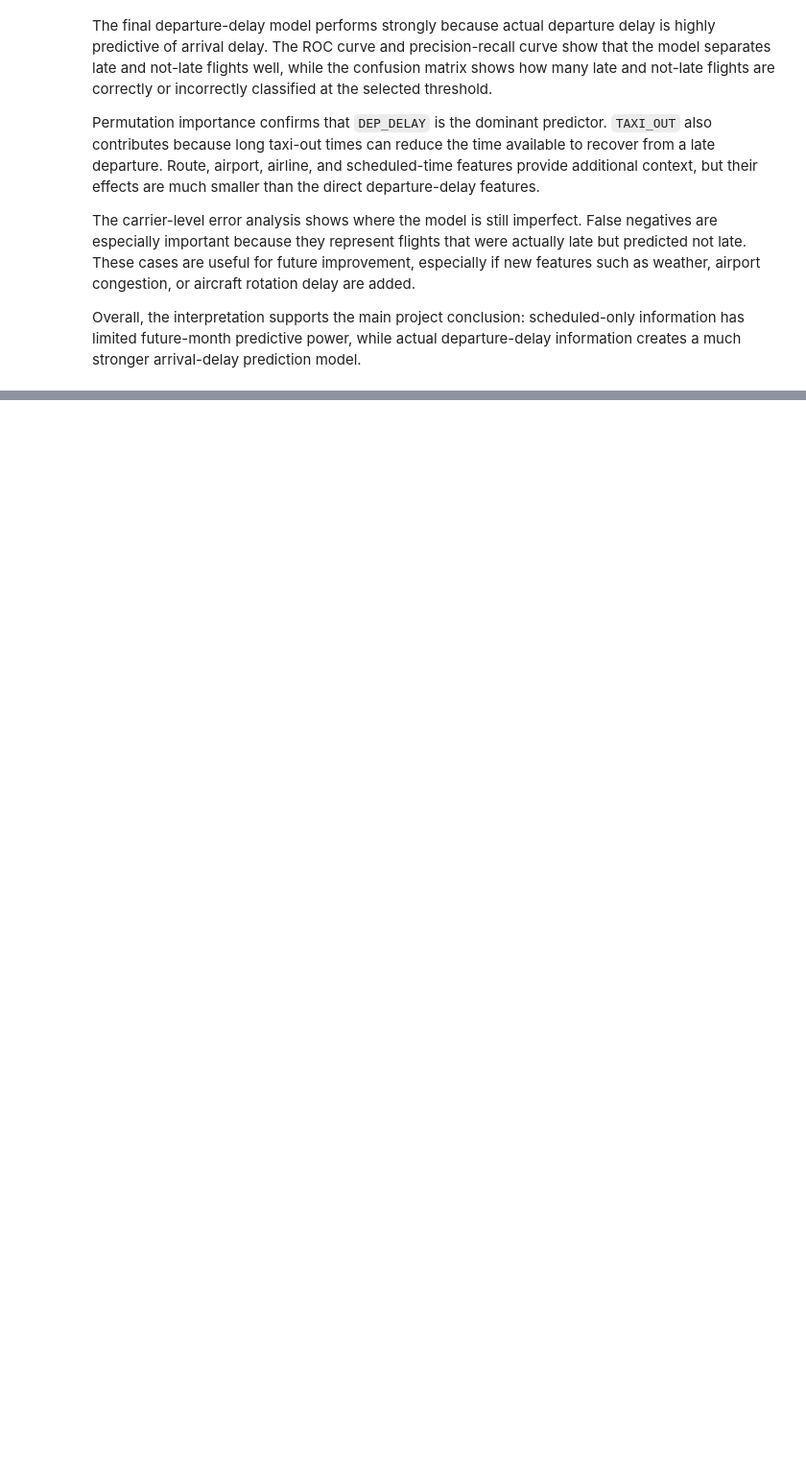
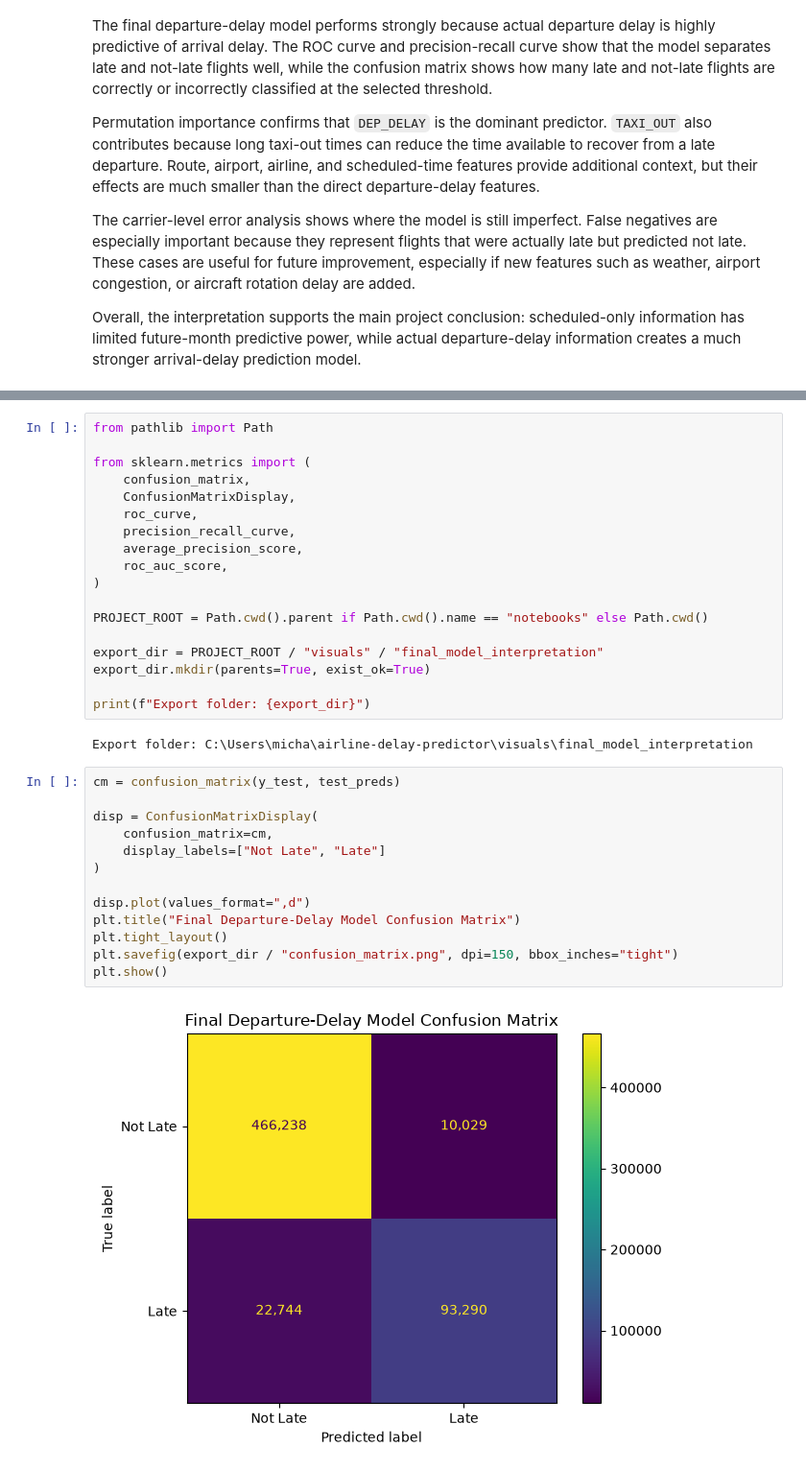
Before and after one commit to anav24/airline-delay-predictor, a Jupyter notebook: notebooks/08_model_interpretation.ipynb, the cells around one changed output, grey strips where cells are left out. Shown at 96% size. Saved outputs shown, nothing was run; the diff lists cells and outputs as text; blank space fills up the shorter version.

Commit message:
Clean final model interpretation notebook

```diff
--- a/notebooks/08_model_interpretation.ipynb
+++ b/notebooks/08_model_interpretation.ipynb
@@ -583,0 +588,35 @@ Overall, the interpretation supports the main project conclusion: scheduled-only
+# %%
+from pathlib import Path
+
+from sklearn.metrics import (
+    confusion_matrix,
+    ConfusionMatrixDisplay,
+    roc_curve,
+    precision_recall_curve,
+    average_precision_score,
+    roc_auc_score,
+)
+
+PROJECT_ROOT = Path.cwd().parent if Path.cwd().name == "notebooks" else Path.cwd()
+
+export_dir = PROJECT_ROOT / "visuals" / "final_model_interpretation"
+export_dir.mkdir(parents=True, exist_ok=True)
+
+print(f"Export folder: {export_dir}")
+# %% [output]
+Export folder: C:\Users\micha\airline-delay-predictor\visuals\final_model_interpretation
+# %%
+cm = confusion_matrix(y_test, test_preds)
+
+disp = ConfusionMatrixDisplay(
+    confusion_matrix=cm,
+    display_labels=["Not Late", "Late"]
+)
+
+disp.plot(values_format=",d")
+plt.title("Final Departure-Delay Model Confusion Matrix")
+plt.tight_layout()
+plt.savefig(export_dir / "confusion_matrix.png", dpi=150, bbox_inches="tight")
+plt.show()
+# %% [output]
+[figure, added]
```
Also changed, not shown: parts of 4 cells of this notebook.
